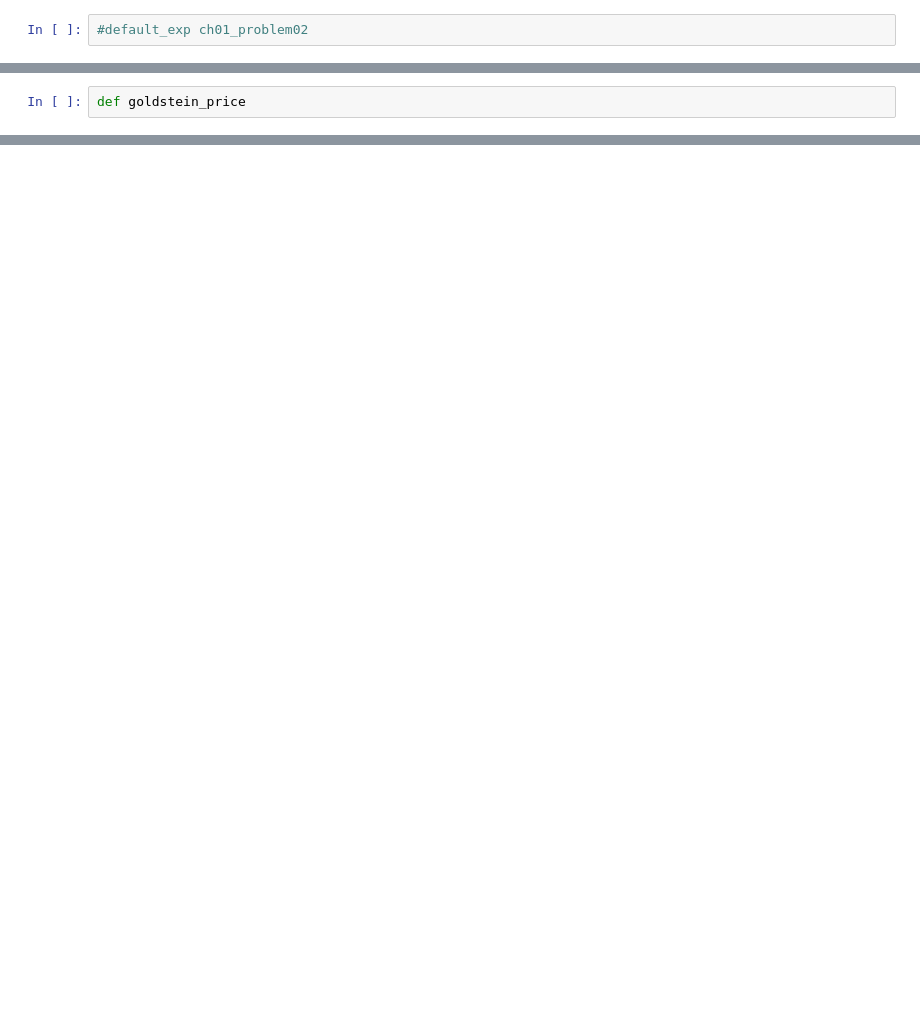
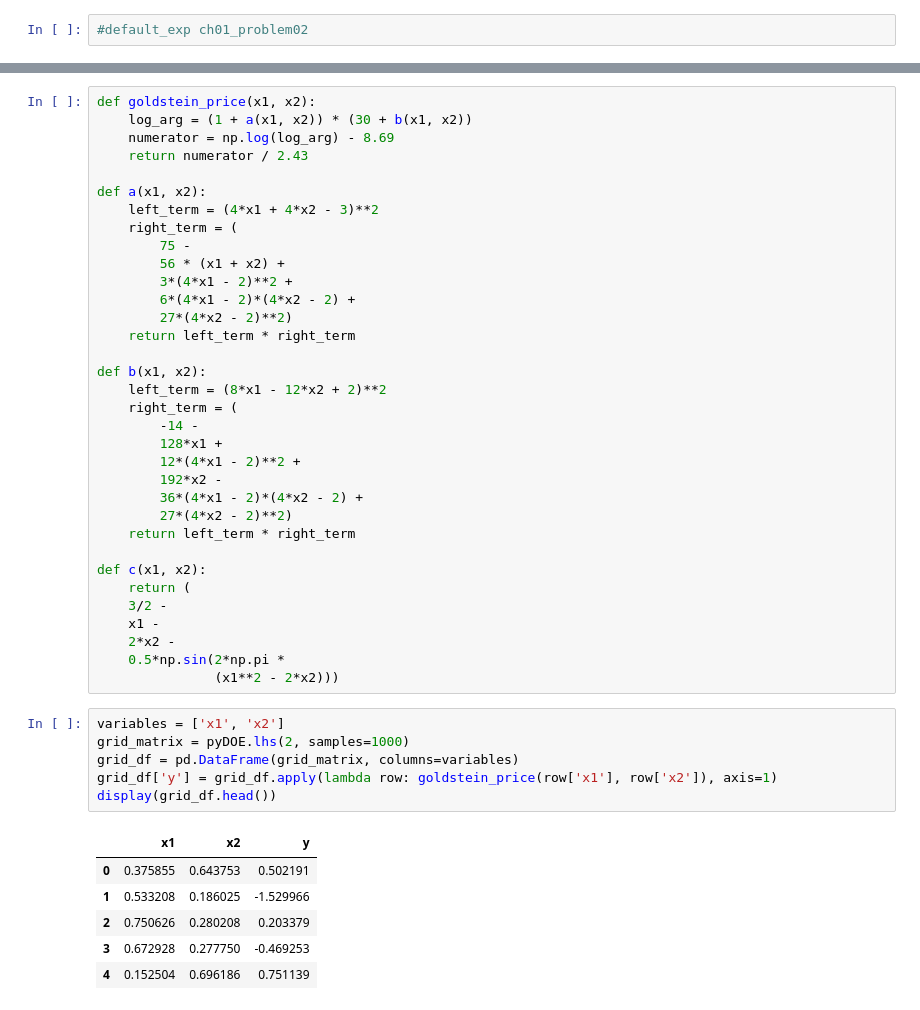
Before and after one commit to allswellthatsmaxwell/surrogates, a Jupyter notebook: surrogates/ch01_problem03.ipynb, the cells around one changed output, grey strips where cells are left out. Cells and saved outputs as stored; diff of their text form; blank space fills up the shorter version.

Commit message:
wrote goldstein price

```diff
--- a/surrogates/ch01_problem03.ipynb
+++ b/surrogates/ch01_problem03.ipynb
@@ -2,5 +2,3 @@
 #default_exp ch01_problem02
 # %% [markdown]
 ![image.png](attachment:a798bcad-6314-4cfa-b08b-d19c4df019eb.png)
-# %%
-def goldstein_price
@@ -6,0 +14,47 @@ def goldstein_price
+# %%
+def goldstein_price(x1, x2):
+    log_arg = (1 + a(x1, x2)) * (30 + b(x1, x2))
+    numerator = np.log(log_arg) - 8.69
+    return numerator / 2.43
+
+def a(x1, x2):
+    left_term = (4*x1 + 4*x2 - 3)**2
+    right_term = (
+        75 -
+        56 * (x1 + x2) +
+        3*(4*x1 - 2)**2 +
+        6*(4*x1 - 2)*(4*x2 - 2) +
+        27*(4*x2 - 2)**2)
+    return left_term * right_term
+
+def b(x1, x2):
+    left_term = (8*x1 - 12*x2 + 2)**2
+    right_term = (
+        -14 -
+        128*x1 +
+        12*(4*x1 - 2)**2 +
+        192*x2 -
+        36*(4*x1 - 2)*(4*x2 - 2) +
+        27*(4*x2 - 2)**2)
+    return left_term * right_term
+
+def c(x1, x2):
+    return (
+    3/2 -
+    x1 -
+    2*x2 -
+    0.5*np.sin(2*np.pi *
+               (x1**2 - 2*x2)))
+# %%
+variables = ['x1', 'x2']
+grid_matrix = pyDOE.lhs(2, samples=1000)
+grid_df = pd.DataFrame(grid_matrix, columns=variables)
+grid_df['y'] = grid_df.apply(lambda row: goldstein_price(row['x1'], row['x2']), axis=1)
+display(grid_df.head())
+# %% [output]
+|  | x1 | x2 | y |
+| 0 | 0.375855 | 0.643753 | 0.502191 |
+| 1 | 0.533208 | 0.186025 | -1.529966 |
+| 2 | 0.750626 | 0.280208 | 0.203379 |
+| 3 | 0.672928 | 0.277750 | -0.469253 |
+| 4 | 0.152504 | 0.696186 | 0.751139 |
```
Also changed, not shown: parts of 2 cells of this notebook.
